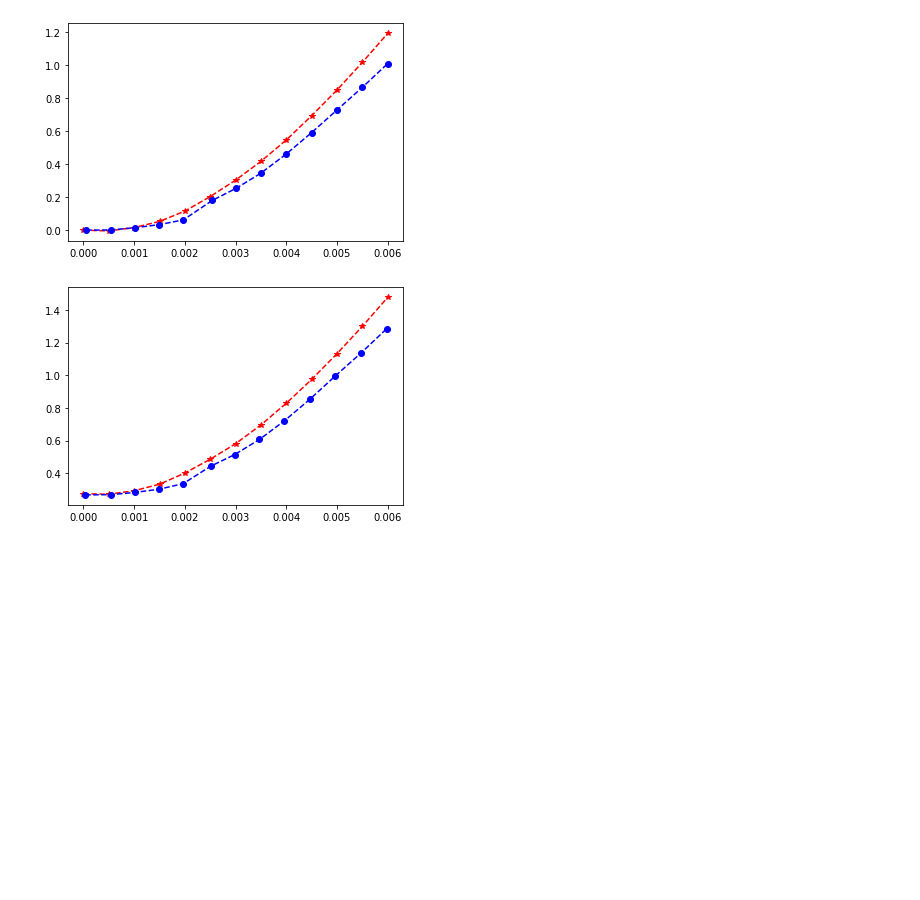
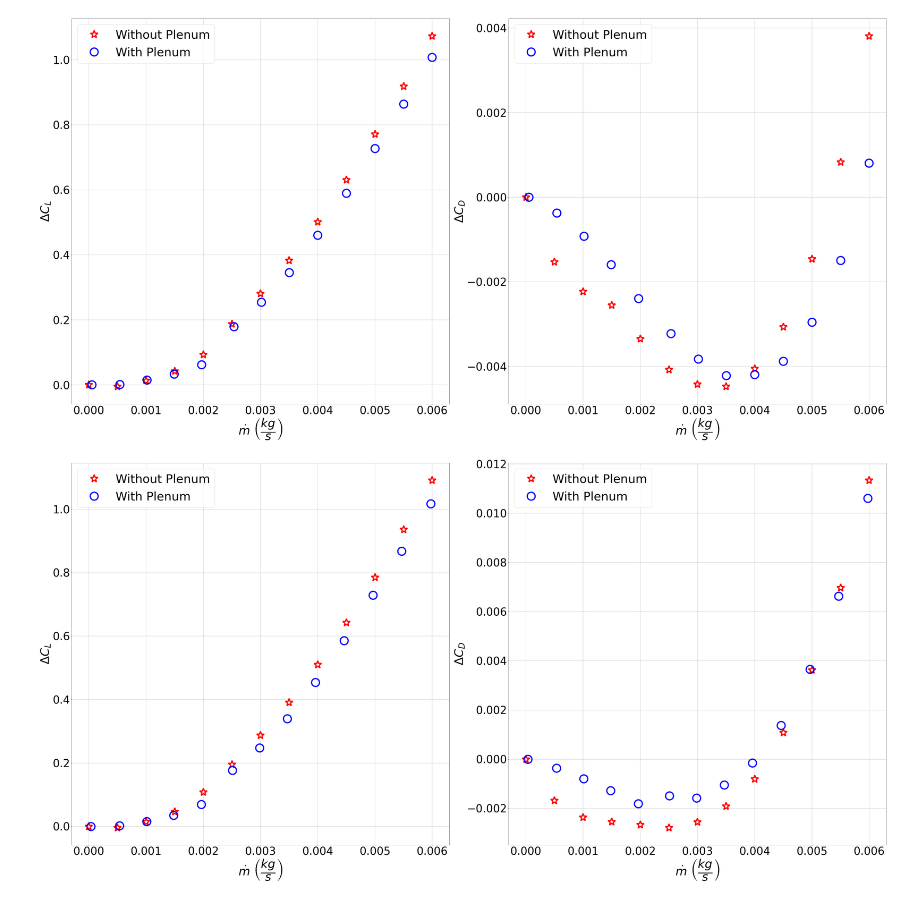
Before and after one commit to jimmikehank/cfd, a Jupyter notebook: bezier_coanda_pl/data_process.ipynb, the cells around one changed output. Drawn from its saved outputs; the diff is of its cells as text; code cells hidden in the pictures; blank space fills up the shorter version.

```diff
--- a/bezier_coanda_pl/data_process.ipynb
+++ b/bezier_coanda_pl/data_process.ipynb
@@ -112,36 +112,51 @@ mdotspl = np.zeros(N)
 cmupl = np.zeros(N)
 cmusi = np.zeros(N)
 for i in range(M):
     aoa = aoas[i]
-    plt.figure()
+    plt.figure(figsize=[48,24])
     alpha = aoa * np.pi / 180
     for j in range(N):
         target_pl = parent + '/plenum/aoa{}_mdot{}/'.format(aoas[i],round(mdots[j],4))
         F,M,tt = retrieve_lift(target_pl)
         vjetpl = max_velocity(target_pl)
         lifts[i,j,1] = F[-1,1] * np.cos(alpha) - F[-1,0] * np.sin(alpha)
         drags[i,j,1] = F[-1,0] * np.cos(alpha) + F[-1,1] * np.sin(alpha)
 
         mdotspl[j] = massflow_bc(target_pl)
         cmupl[j] = mdotspl[j]*vjetpl / QS
         target_si = parent + '/simple/aoa{}_mdot{}/'.format(aoas[i],round(mdots[j],4))
         F,M,tt = retrieve_lift(target_si)
         vjet = max_velocity(target_si)
         cmusi[j] = mdot[j]*vjetpl / QS
         lifts[i,j,0] = F[-1,1] * np.cos(alpha) - (F[-1,0]-mdot[j]*vjet) * np.sin(alpha)
         drags[i,j,0] = (F[-1,0]-mdot[j]*vjet) * np.cos(alpha) + F[-1,1] * np.sin(alpha)
 
-        CL[i,j,:] = lifts[i,j,:] / QS
-        CD[i,j,:] = drags[i,j,:] / QS
+        CL[i,j,:] = (lifts[i,j,:] - lifts[i,0,:]) / QS
+        CD[i,j,:] = (drags[i,j,:] - drags[i,0,:]) / QS
 
-    plt.plot(mdots,CL[i,:,0],'r*--',mdotspl,CL[i,:,1],'bo--')
+    plt.subplot(1,2,1)
+    plt.plot(mdots,CL[i,:,0],'r*',mdotspl,CL[i,:,1],'bo',markersize=32,mfc='none',mew=5)
+    plt.legend(['Without Plenum','With Plenum'],fontsize=48,loc='upper left')
+    plt.xlabel(r'$\dot{m}$ $\left(\dfrac{kg}{s}\right)$',fontsize=48)
+    plt.ylabel(r'$\Delta C_L$',fontsize=48)
+    plt.tick_params(labelsize=44)
+    plt.grid()
 
+    plt.subplot(1,2,2)
+    plt.plot(mdots,CD[i,:,0],'r*',mdotspl,CD[i,:,1],'bo',markersize=32,mfc='none',mew=5)
+    plt.legend(['Without Plenum','With Plenum'],fontsize=48,loc='upper left')
+    plt.xlabel(r'$\dot{m}$ $\left(\dfrac{kg}{s}\right)$',fontsize=48)
+    plt.ylabel(r'$\Delta C_D$',fontsize=48)
+    plt.tick_params(labelsize=44)
+    plt.grid()
 
+    plt.tight_layout()
+    plt.savefig('/home/james/Documents/research/figures/thesis_figs/cfd_plenum_compare_aoa{}.png'.format(aoa))
 
 
 
 
 CD = drags / QS
 # %% [output]
-[figure, old version]
+[figure, new version]
-[figure, old version]
+[figure, new version]
```
Also changed, not shown: parts of 2 cells of this notebook, 8 other files.
